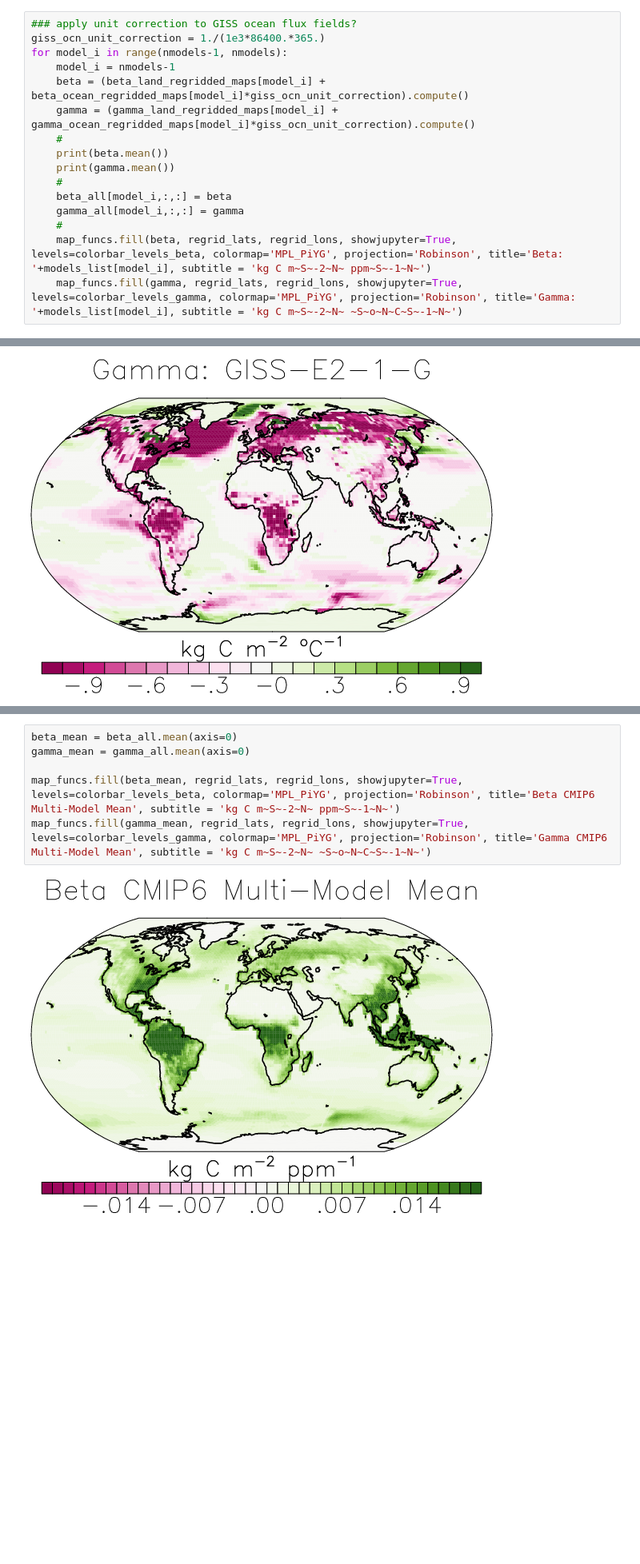
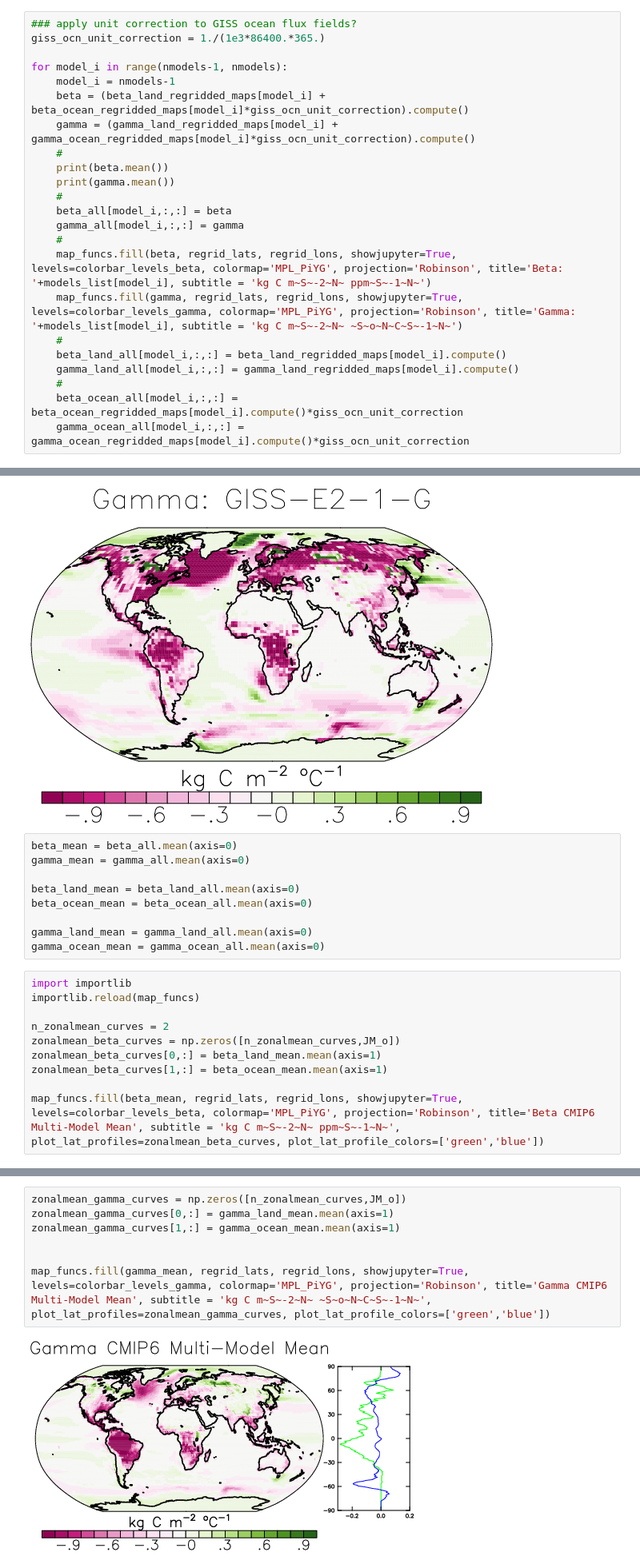
Before and after one commit to ckoven/cmip6_beta_gamma_maps, a Jupyter notebook: cmip6_beta_gamma_maps.ipynb, the cells around one changed output, grey strips where cells are left out. Shown at 80% size. Drawn from its saved outputs; the diff is of its cells as text; blank space fills up the shorter version.

Commit message:
added zonal-mean profiles to maps

```diff
--- a/cmip6_beta_gamma_maps.ipynb
+++ b/cmip6_beta_gamma_maps.ipynb
@@ -387,6 +399,7 @@ for model_i in range(nmodels):
 # %%
 ### apply unit correction to GISS ocean flux fields?
 giss_ocn_unit_correction = 1./(1e3*86400.*365.)
+
 for model_i in range(nmodels-1, nmodels):
     model_i = nmodels-1
     beta = (beta_land_regridded_maps[model_i] + beta_ocean_regridded_maps[model_i]*giss_ocn_unit_correction).compute()
@@ -400,8 +413,33 @@ for model_i in range(nmodels-1, nmodels):
     #
     map_funcs.fill(beta, regrid_lats, regrid_lons, showjupyter=True, levels=colorbar_levels_beta, colormap='MPL_PiYG', projection='Robinson', title='Beta: '+models_list[model_i], subtitle = 'kg C m~S~-2~N~ ppm~S~-1~N~')
     map_funcs.fill(gamma, regrid_lats, regrid_lons, showjupyter=True, levels=colorbar_levels_gamma, colormap='MPL_PiYG', projection='Robinson', title='Gamma: '+models_list[model_i], subtitle = 'kg C m~S~-2~N~ ~S~o~N~C~S~-1~N~')
+    #
+    beta_land_all[model_i,:,:] = beta_land_regridded_maps[model_i].compute()
+    gamma_land_all[model_i,:,:] = gamma_land_regridded_maps[model_i].compute()
+    #
+    beta_ocean_all[model_i,:,:] = beta_ocean_regridded_maps[model_i].compute()*giss_ocn_unit_correction
+    gamma_ocean_all[model_i,:,:] = gamma_ocean_regridded_maps[model_i].compute()*giss_ocn_unit_correction
 # %% [output]
 0.002868690331095546
 -0.17715323140853811
 [figure]
 [figure]
+# %%
+beta_mean = beta_all.mean(axis=0)
+gamma_mean = gamma_all.mean(axis=0)
+
+beta_land_mean = beta_land_all.mean(axis=0)
+beta_ocean_mean = beta_ocean_all.mean(axis=0)
+
+gamma_land_mean = gamma_land_all.mean(axis=0)
+gamma_ocean_mean = gamma_ocean_all.mean(axis=0)
+# %%
+import importlib
+importlib.reload(map_funcs)
+
+n_zonalmean_curves = 2
+zonalmean_beta_curves = np.zeros([n_zonalmean_curves,JM_o])
+zonalmean_beta_curves[0,:] = beta_land_mean.mean(axis=1)
+zonalmean_beta_curves[1,:] = beta_ocean_mean.mean(axis=1)
+
+map_funcs.fill(beta_mean, regrid_lats, regrid_lons, showjupyter=True, levels=colorbar_levels_beta, colormap='MPL_PiYG', projection='Robinson', title='Beta CMIP6 Multi-Model Mean', subtitle = 'kg C m~S~-2~N~ ppm~S~-1~N~', plot_lat_profiles=zonalmean_beta_curves, plot_lat_profile_colors=['green','blue'])
@@ -408,8 +449,9 @@ for model_i in range(nmodels-1, nmodels):
 # %%
-beta_mean = beta_all.mean(axis=0)
-gamma_mean = gamma_all.mean(axis=0)
+zonalmean_gamma_curves = np.zeros([n_zonalmean_curves,JM_o])
+zonalmean_gamma_curves[0,:] = gamma_land_mean.mean(axis=1)
+zonalmean_gamma_curves[1,:] = gamma_ocean_mean.mean(axis=1)
 
-map_funcs.fill(beta_mean, regrid_lats, regrid_lons, showjupyter=True, levels=colorbar_levels_beta, colormap='MPL_PiYG', projection='Robinson', title='Beta CMIP6 Multi-Model Mean', subtitle = 'kg C m~S~-2~N~ ppm~S~-1~N~')
-map_funcs.fill(gamma_mean, regrid_lats, regrid_lons, showjupyter=True, levels=colorbar_levels_gamma, colormap='MPL_PiYG', projection='Robinson', title='Gamma CMIP6 Multi-Model Mean', subtitle = 'kg C m~S~-2~N~ ~S~o~N~C~S~-1~N~')
+
+map_funcs.fill(gamma_mean, regrid_lats, regrid_lons, showjupyter=True, levels=colorbar_levels_gamma, colormap='MPL_PiYG', projection='Robinson', title='Gamma CMIP6 Multi-Model Mean', subtitle = 'kg C m~S~-2~N~ ~S~o~N~C~S~-1~N~', plot_lat_profiles=zonalmean_gamma_curves, plot_lat_profile_colors=['green','blue'])
 # %% [output]
-[figure, old version]
+[figure, new version]
```
Also changed, not shown: parts of 4 cells of this notebook.
